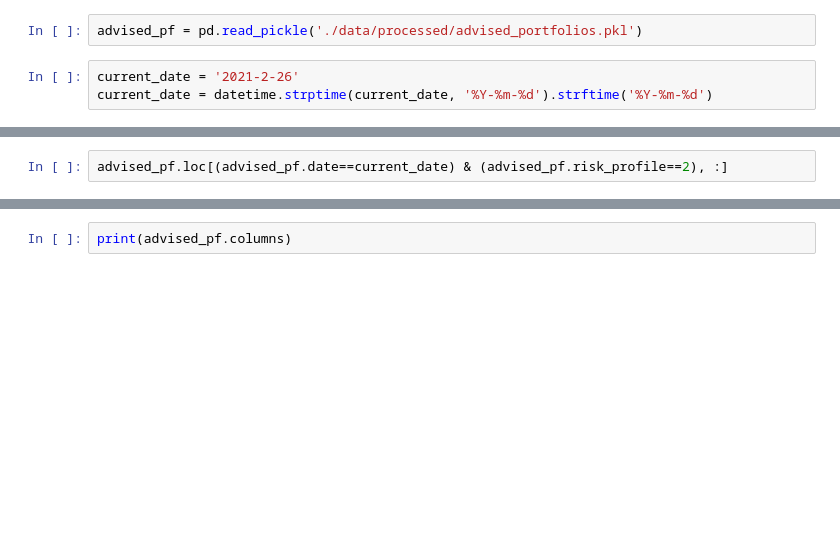
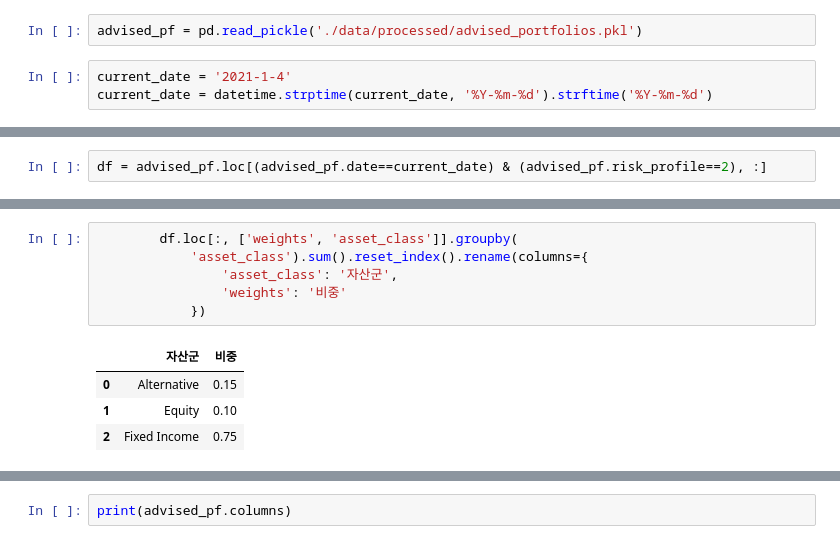
Before and after one commit to my2582/kisra, a Jupyter notebook: Untitled.ipynb, the cells around one changed output, grey strips where cells are left out. Cells and saved outputs as stored; diff of their text form; blank space fills up the shorter version.

```diff
--- a/Untitled.ipynb
+++ b/Untitled.ipynb
@@ -3,7 +3,7 @@ import pandas as pd
 # %%
 advised_pf = pd.read_pickle('./data/processed/advised_portfolios.pkl')
 # %%
-current_date = '2021-2-26'
+current_date = '2021-1-4'
 current_date = datetime.strptime(current_date, '%Y-%m-%d').strftime('%Y-%m-%d')
 # %%
 current_date
@@ -12,2 +12,2 @@ current_date
 # %%
-advised_pf.loc[(advised_pf.date==current_date) & (advised_pf.risk_profile==2), :]
+df = advised_pf.loc[(advised_pf.date==current_date) & (advised_pf.risk_profile==2), :]
@@ -20,0 +14,11 @@ advised_pf.loc[(advised_pf.date==current_date) & (advised_pf.risk_profile==2), :
+# %%
+        df.loc[:, ['weights', 'asset_class']].groupby(
+            'asset_class').sum().reset_index().rename(columns={
+                'asset_class': '자산군',
+                'weights': '비중'
+            })
+# %% [output]
+|  | 자산군 | 비중 |
+| 0 | Alternative | 0.15 |
+| 1 | Equity | 0.10 |
+| 2 | Fixed Income | 0.75 |
```
Also changed, not shown: parts of 3 cells of this notebook, 1 other file.
